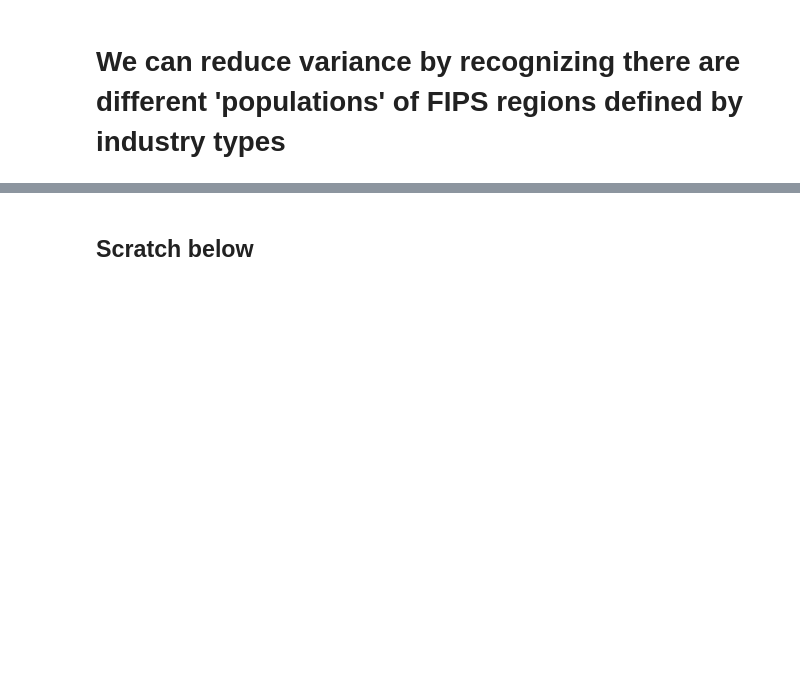
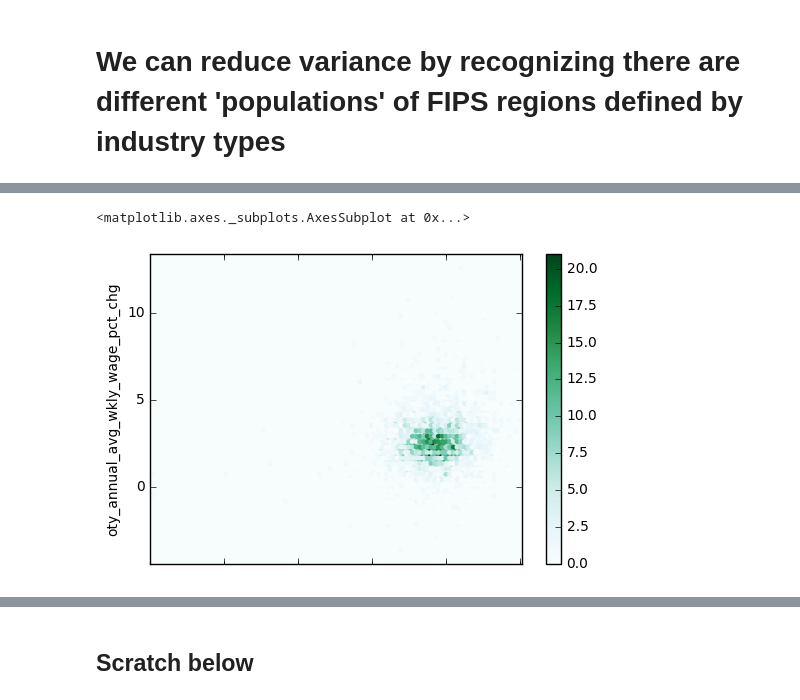
Before and after one commit to bfollinprm/data_incubator, a Jupyter notebook: project_proposal.ipynb, the cells around one changed output, grey strips where cells are left out. Cells and saved outputs as stored; diff of their text form; code cells hidden in the pictures; blank space fills up the shorter version.

```diff
--- a/project_proposal.ipynb
+++ b/project_proposal.ipynb
@@ -249,3 +293,9 @@ for name, (junk, group) in zip(['Unlabeled', 'Farm', 'Mining', 'Mfr.', 'Gvmt', '
+# %%
+data = clustered_aggregate_vals[['log_spending_over_wage', 'cluster', 'oty_annual_avg_wkly_wage_pct_chg']]
+data.plot.hexbin('log_spending_over_wage', 'oty_annual_avg_wkly_wage_pct_chg')
+# %% [output]
+<matplotlib.axes._subplots.AxesSubplot at 0x...>
+[figure, added]
 # %%
 n_clusters = groups.size().size
 fig, ax = plt.subplots(figsize=(22,11))
```
Also changed, not shown: parts of 10 cells of this notebook, 3 other files.
